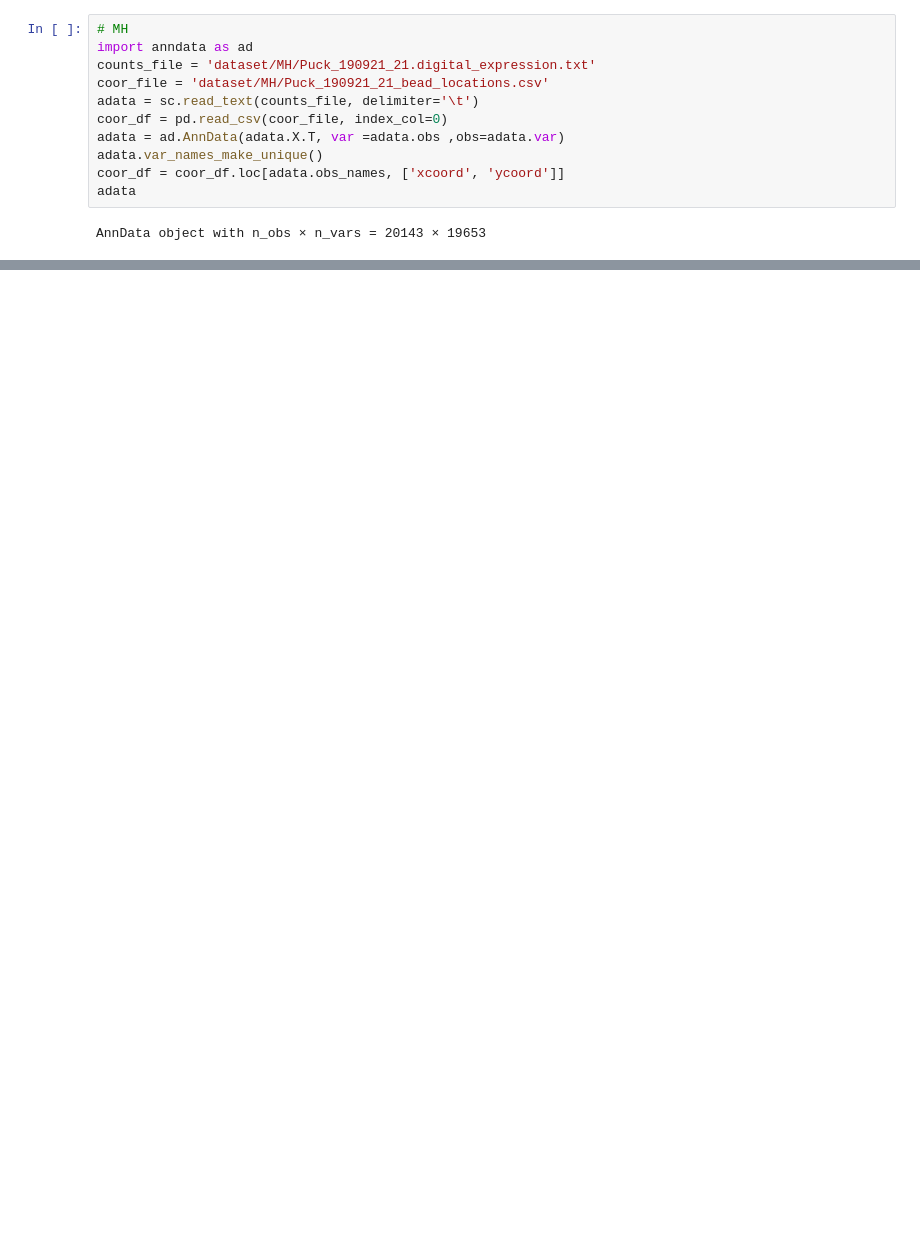
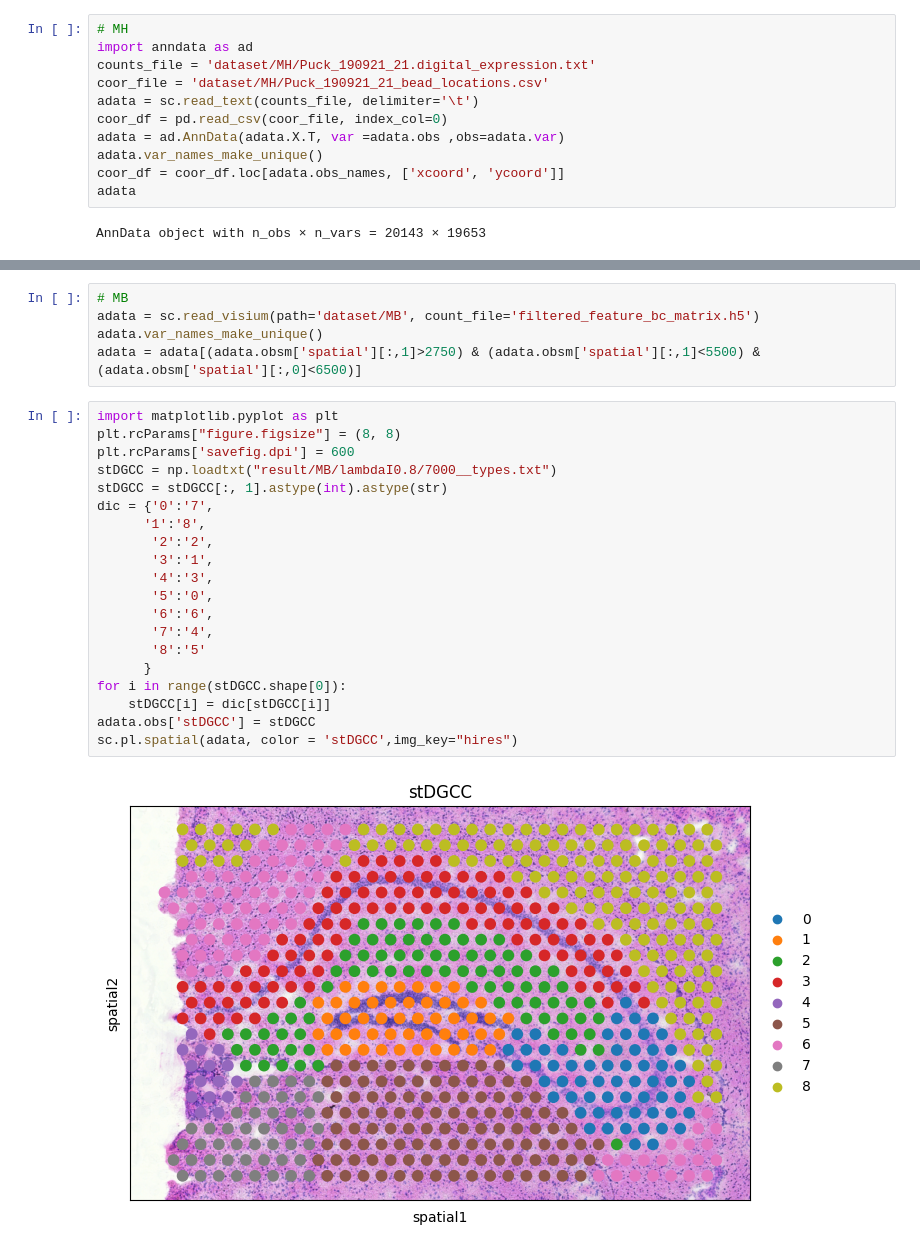
Before and after one commit to TimE9527/stDGCC, a Jupyter notebook: ARI&NMI.ipynb, the cells around one changed output, grey strips where cells are left out. Cells and saved outputs as stored; diff of their text form; blank space fills up the shorter version.

```diff
--- a/ARI&NMI.ipynb
+++ b/ARI&NMI.ipynb
@@ -102,0 +106,27 @@ sc.pl.embedding(adata[((adata.obsm['spatial'][:,0]-3200)**2 + (adata.obsm['spati
+# %%
+# MB
+adata = sc.read_visium(path='dataset/MB', count_file='filtered_feature_bc_matrix.h5')
+adata.var_names_make_unique()
+adata = adata[(adata.obsm['spatial'][:,1]>2750) & (adata.obsm['spatial'][:,1]<5500) & (adata.obsm['spatial'][:,0]<6500)]
+# %%
+import matplotlib.pyplot as plt
+plt.rcParams["figure.figsize"] = (8, 8)
+plt.rcParams['savefig.dpi'] = 600
+stDGCC = np.loadtxt("result/MB/lambdaI0.8/7000__types.txt")
+stDGCC = stDGCC[:, 1].astype(int).astype(str)
+dic = {'0':'7',
+      '1':'8',
+       '2':'2',
+       '3':'1',
+       '4':'3',
+       '5':'0',
+       '6':'6',
+       '7':'4',
+       '8':'5'
+      }
+for i in range(stDGCC.shape[0]):
+    stDGCC[i] = dic[stDGCC[i]]
+adata.obs['stDGCC'] = stDGCC
+sc.pl.spatial(adata, color = 'stDGCC',img_key="hires")
+# %% [output]
+[figure, added]
```
Also changed, not shown: parts of 7 cells of this notebook, 32 other files.
